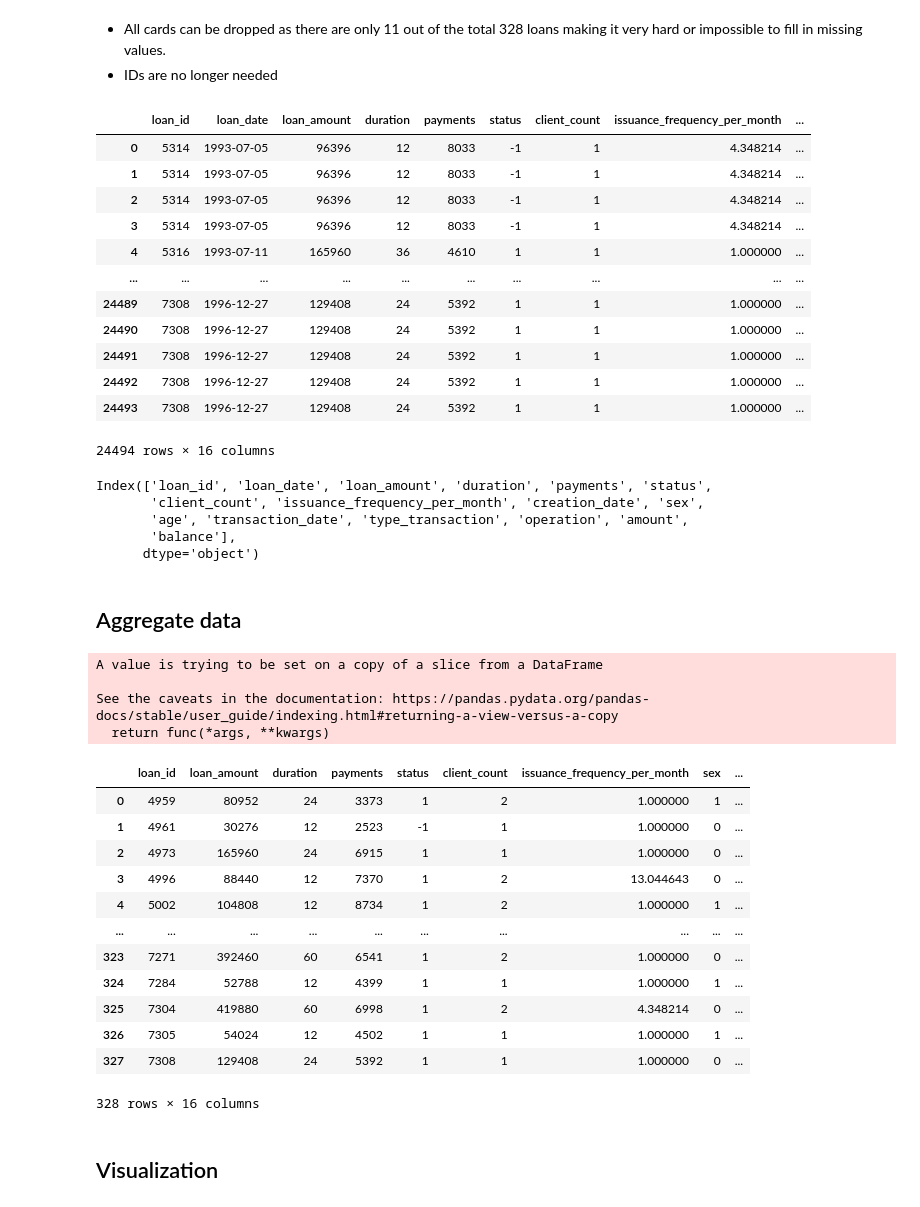
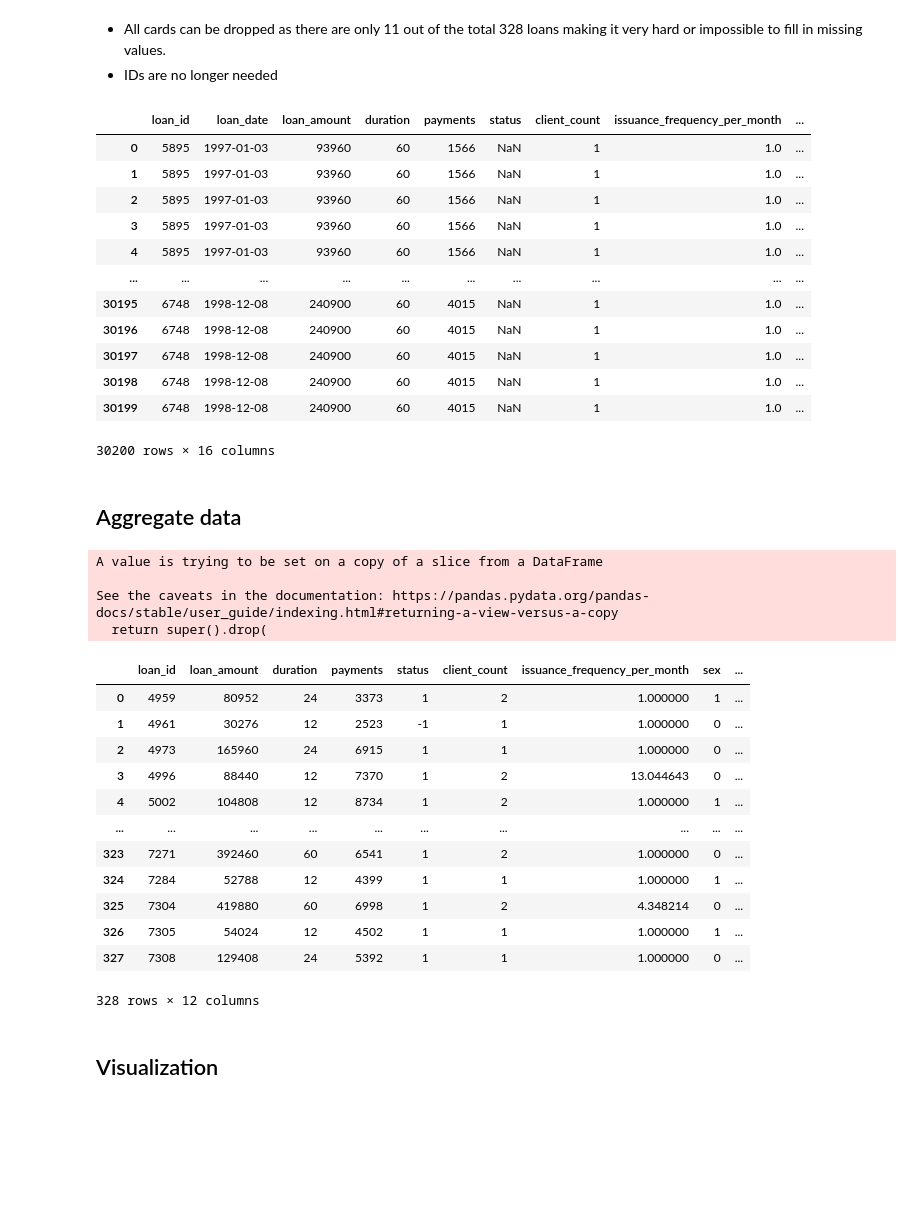
Before and after one commit to Educorreia932/FEUP-AC, a Jupyter notebook: Data Mining Project/notebooks/processing.ipynb, the cells around one changed output. Cells and saved outputs as stored; diff of their text form; code cells hidden in the pictures; blank space fills up the shorter version.

```diff
--- a/Data Mining Project/notebooks/processing.ipynb
+++ b/Data Mining Project/notebooks/processing.ipynb
@@ -202,44 +202,37 @@ loan_train_df, loan_test_df = loan_dfs
 # %%
 loan_dfs = [loan_train_df, loan_test_df]
 
 for i in range(len(loan_dfs)):
     loan_dfs[i].drop(["card_id", "type_card", "issued"], axis=1, inplace=True)
     loan_dfs[i].drop(["disp_id", "account_id", "client_id"], axis=1, inplace=True)
     loan_dfs[i].drop(["district_id_account", "district_id_client"], axis=1, inplace=True)
     loan_dfs[i].drop(["trans_id"], axis=1, inplace=True)
 
-loan_train_df
+loan_test_df
 # %% [output]
 |  | loan_id | loan_date | loan_amount | duration | payments | status | client_count | issuance_frequency_per_month | ... |
-| 0 | 5314 | 1993-07-05 | 96396 | 12 | 8033 | -1 | 1 | 4.348214 | ... |
-| 1 | 5314 | 1993-07-05 | 96396 | 12 | 8033 | -1 | 1 | 4.348214 | ... |
-| 2 | 5314 | 1993-07-05 | 96396 | 12 | 8033 | -1 | 1 | 4.348214 | ... |
-| 3 | 5314 | 1993-07-05 | 96396 | 12 | 8033 | -1 | 1 | 4.348214 | ... |
-| 4 | 5316 | 1993-07-11 | 165960 | 36 | 4610 | 1 | 1 | 1.000000 | ... |
+| 0 | 5895 | 1997-01-03 | 93960 | 60 | 1566 | NaN | 1 | 1.0 | ... |
+| 1 | 5895 | 1997-01-03 | 93960 | 60 | 1566 | NaN | 1 | 1.0 | ... |
+| 2 | 5895 | 1997-01-03 | 93960 | 60 | 1566 | NaN | 1 | 1.0 | ... |
+| 3 | 5895 | 1997-01-03 | 93960 | 60 | 1566 | NaN | 1 | 1.0 | ... |
+| 4 | 5895 | 1997-01-03 | 93960 | 60 | 1566 | NaN | 1 | 1.0 | ... |
 | ... | ... | ... | ... | ... | ... | ... | ... | ... | ... |
-| 24489 | 7308 | 1996-12-27 | 129408 | 24 | 5392 | 1 | 1 | 1.000000 | ... |
-| 24490 | 7308 | 1996-12-27 | 129408 | 24 | 5392 | 1 | 1 | 1.000000 | ... |
-| 24491 | 7308 | 1996-12-27 | 129408 | 24 | 5392 | 1 | 1 | 1.000000 | ... |
-| 24492 | 7308 | 1996-12-27 | 129408 | 24 | 5392 | 1 | 1 | 1.000000 | ... |
-| 24493 | 7308 | 1996-12-27 | 129408 | 24 | 5392 | 1 | 1 | 1.000000 | ... |
+| 30195 | 6748 | 1998-12-08 | 240900 | 60 | 4015 | NaN | 1 | 1.0 | ... |
+| 30196 | 6748 | 1998-12-08 | 240900 | 60 | 4015 | NaN | 1 | 1.0 | ... |
+| 30197 | 6748 | 1998-12-08 | 240900 | 60 | 4015 | NaN | 1 | 1.0 | ... |
+| 30198 | 6748 | 1998-12-08 | 240900 | 60 | 4015 | NaN | 1 | 1.0 | ... |
+| 30199 | 6748 | 1998-12-08 | 240900 | 60 | 4015 | NaN | 1 | 1.0 | ... |
-24494 rows × 16 columns
+30200 rows × 16 columns
-# %%
-loan_train_df.columns
-# %% [output]
-Index(['loan_id', 'loan_date', 'loan_amount', 'duration', 'payments', 'status',
-       'client_count', 'issuance_frequency_per_month', 'creation_date', 'sex',
-       'age', 'transaction_date', 'type_transaction', 'operation', 'amount',
-       'balance'],
-      dtype='object')
 # %% [markdown]
 ## Aggregate data
 # %%
+loan_dfs = [loan_train_df, loan_test_df]
+
 for i in range(len(loan_dfs)):
     aggregated_columns = ("transaction_date", "operation", "amount", "balance", "type_transaction")
     columns = [x for x in loan_dfs[i].columns.to_list() if x not in aggregated_columns]
 
-    df = loan_dfs[i].groupby(columns, as_index=False, group_keys=False).agg({
-        "amount": ["mean"],
+    df = loan_dfs[i].groupby(columns, as_index=False, group_keys=False, dropna=False).agg({
         "balance": ["min"],
         "transaction_date": ["max"]
     })
@@ -252,10 +245,12 @@ for i in range(len(loan_dfs)):
     # Number of days since last transaction
     df["days_since_last_transaction"] = (df["loan_date"] - df["transaction_date_max"]).dt.days
 
+    df["reached_negative_balance"] = df["balance_min"] < 0
+
     # Drop non-numeric columns
-    loan_dfs[i] = df.select_dtypes(['number'])
+    loan_dfs[i] = df.select_dtypes(["number", "bool"])
 
-    loan_dfs[i].drop_duplicates(inplace=True)
+    loan_dfs[i].drop(["balance_min"], axis=1, inplace=True)
 
 loan_train_df, loan_test_df = loan_dfs
 
@@ -266,7 +261,7 @@ loan_train_df
 A value is trying to be set on a copy of a slice from a DataFrame
 
 See the caveats in the documentation: https://pandas.pydata.org/pandas-docs/stable/user_guide/indexing.html#returning-a-view-versus-a-copy
-  return func(*args, **kwargs)
+  return super().drop(
 |  | loan_id | loan_amount | duration | payments | status | client_count | issuance_frequency_per_month | sex | ... |
 | 0 | 4959 | 80952 | 24 | 3373 | 1 | 2 | 1.000000 | 1 | ... |
 | 1 | 4961 | 30276 | 12 | 2523 | -1 | 1 | 1.000000 | 0 | ... |
@@ -279,7 +274,7 @@ See the caveats in the documentation: https://pandas.pydata.org/pandas-docs/stab
 | 325 | 7304 | 419880 | 60 | 6998 | 1 | 2 | 4.348214 | 0 | ... |
 | 326 | 7305 | 54024 | 12 | 4502 | 1 | 1 | 1.000000 | 1 | ... |
 | 327 | 7308 | 129408 | 24 | 5392 | 1 | 1 | 1.000000 | 0 | ... |
-328 rows × 16 columns
+328 rows × 12 columns
 # %% [markdown]
 ## Visualization
 # %% [markdown]
```
Also changed, not shown: parts of 1 cell of this notebook, 2 other files.
